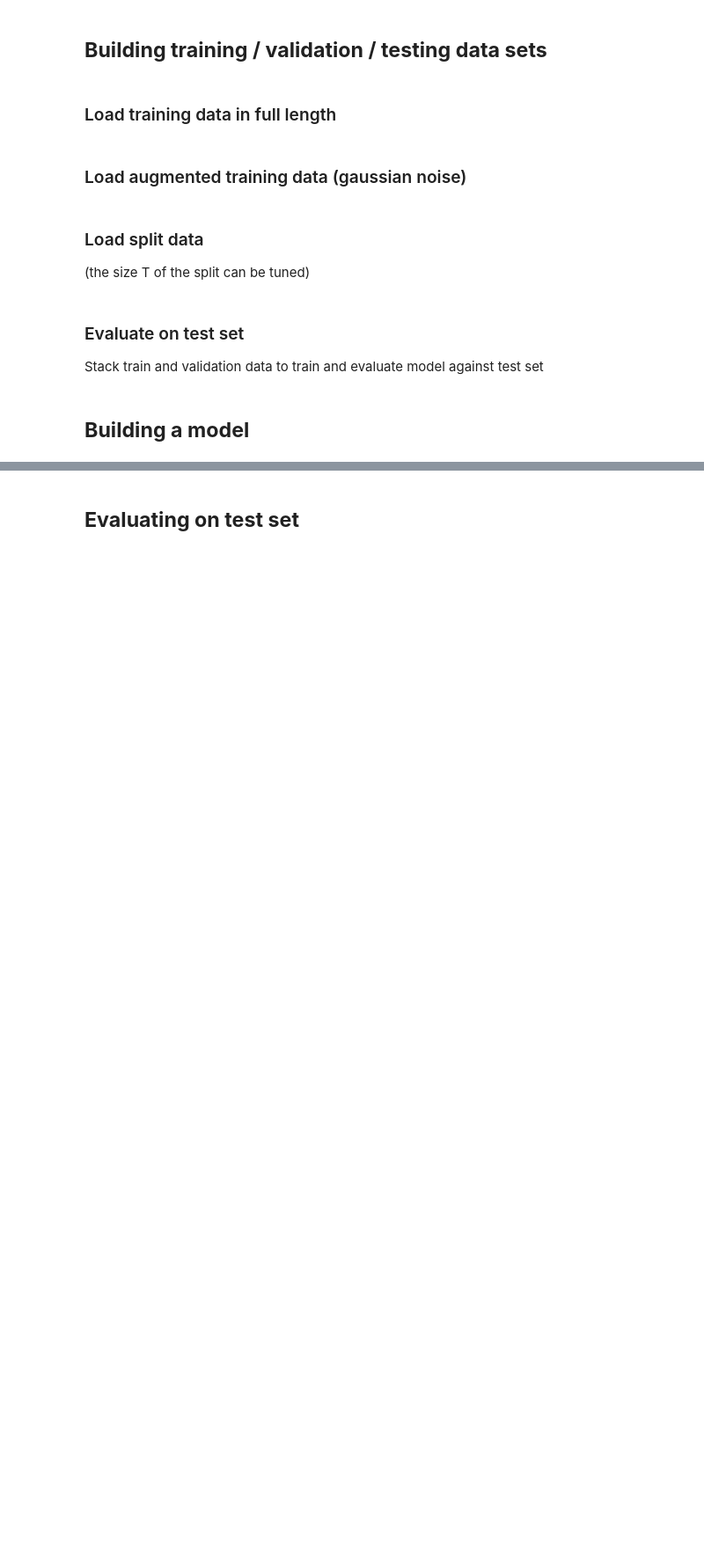
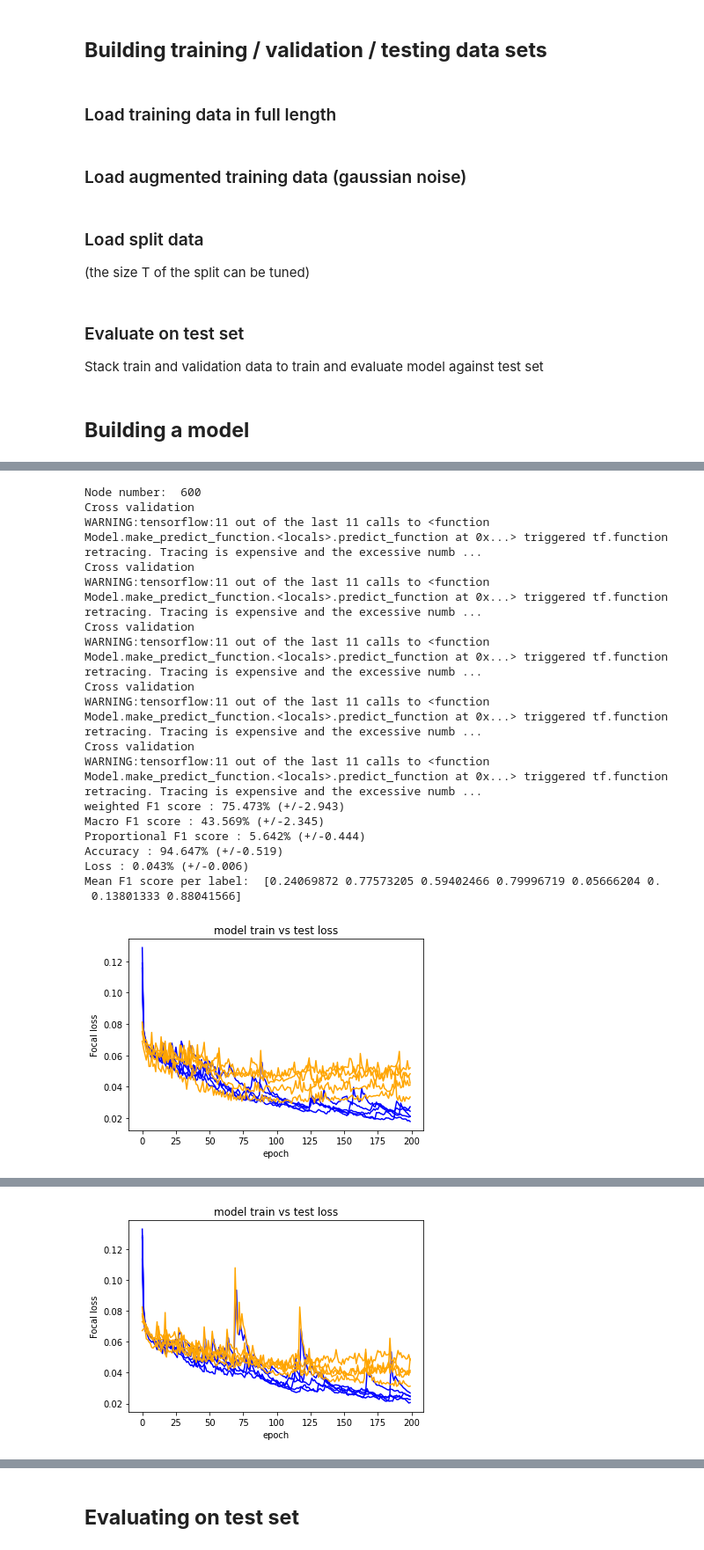
Before and after one commit to PhiCtl/Fireflies, a Jupyter notebook: Model_training_LSTM.ipynb, the cells around one changed output, grey strips where cells are left out. Shown at 88% size. Cells and saved outputs as stored; diff of their text form; code cells hidden in the pictures; blank space fills up the shorter version.

```diff
--- a/Model_training_LSTM.ipynb
+++ b/Model_training_LSTM.ipynb
@@ -85,0 +320,24 @@ Cross validation on data structure (split windows)
+# %%
+for node in [600, 800, 1000]:
+  print('Node number: ', node)
+  run_exp_hist(X_tr,Y_tr, test[0], test[1], repeats = 5, node = node, epochs = 100,  m_type=1, CV = True )
+# %% [output]
+Node number:  600
+Cross validation
+WARNING:tensorflow:11 out of the last 11 calls to <function Model.make_predict_function.<locals>.predict_function at 0x...> triggered tf.function retracing. Tracing is expensive and the excessive numb ...
+Cross validation
+WARNING:tensorflow:11 out of the last 11 calls to <function Model.make_predict_function.<locals>.predict_function at 0x...> triggered tf.function retracing. Tracing is expensive and the excessive numb ...
+Cross validation
+WARNING:tensorflow:11 out of the last 11 calls to <function Model.make_predict_function.<locals>.predict_function at 0x...> triggered tf.function retracing. Tracing is expensive and the excessive numb ...
+Cross validation
+WARNING:tensorflow:11 out of the last 11 calls to <function Model.make_predict_function.<locals>.predict_function at 0x...> triggered tf.function retracing. Tracing is expensive and the excessive numb ...
+Cross validation
+WARNING:tensorflow:11 out of the last 11 calls to <function Model.make_predict_function.<locals>.predict_function at 0x...> triggered tf.function retracing. Tracing is expensive and the excessive numb ...
+weighted F1 score : 75.473% (+/-2.943)
+Macro F1 score : 43.569% (+/-2.345)
+Proportional F1 score : 5.642% (+/-0.444)
+Accuracy : 94.647% (+/-0.519)
+Loss : 0.043% (+/-0.006)
+Mean F1 score per label:  [0.24069872 0.77573205 0.59402466 0.79996719 0.05666204 0.
+ 0.13801333 0.88041566]
+[figure, added]
@@ -85,0 +362 @@ Cross validation on data structure (split windows)
+[figure, added]
```
Also changed, not shown: parts of 48 cells of this notebook.
